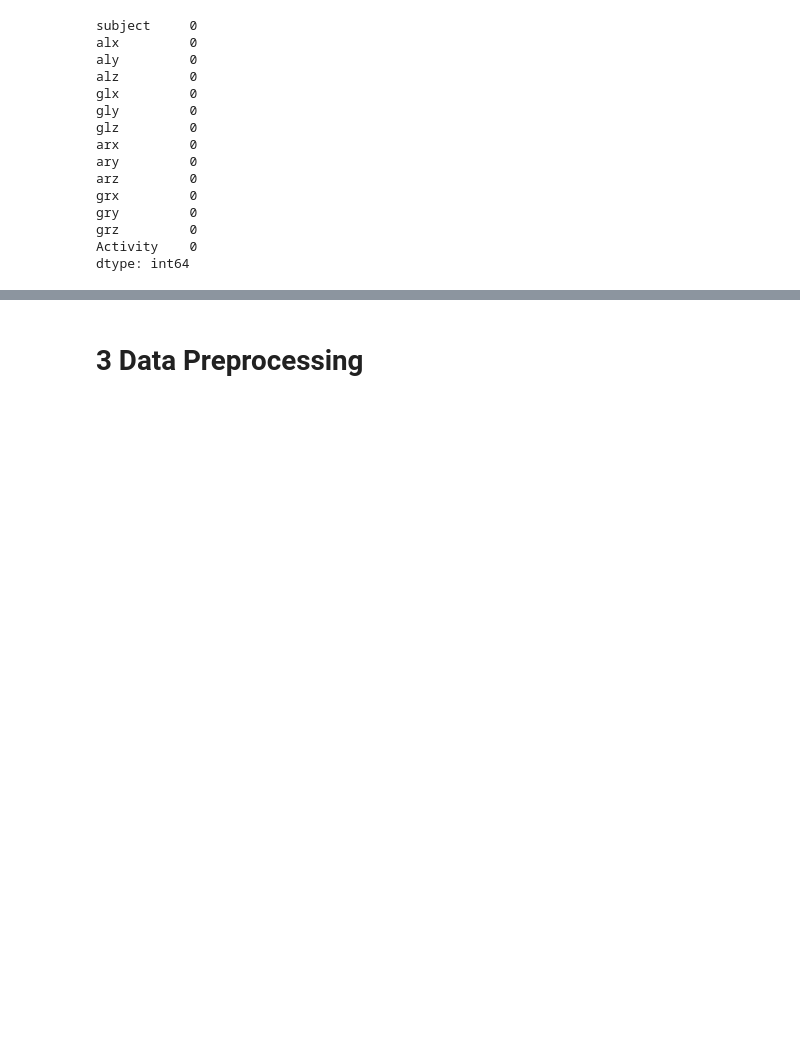
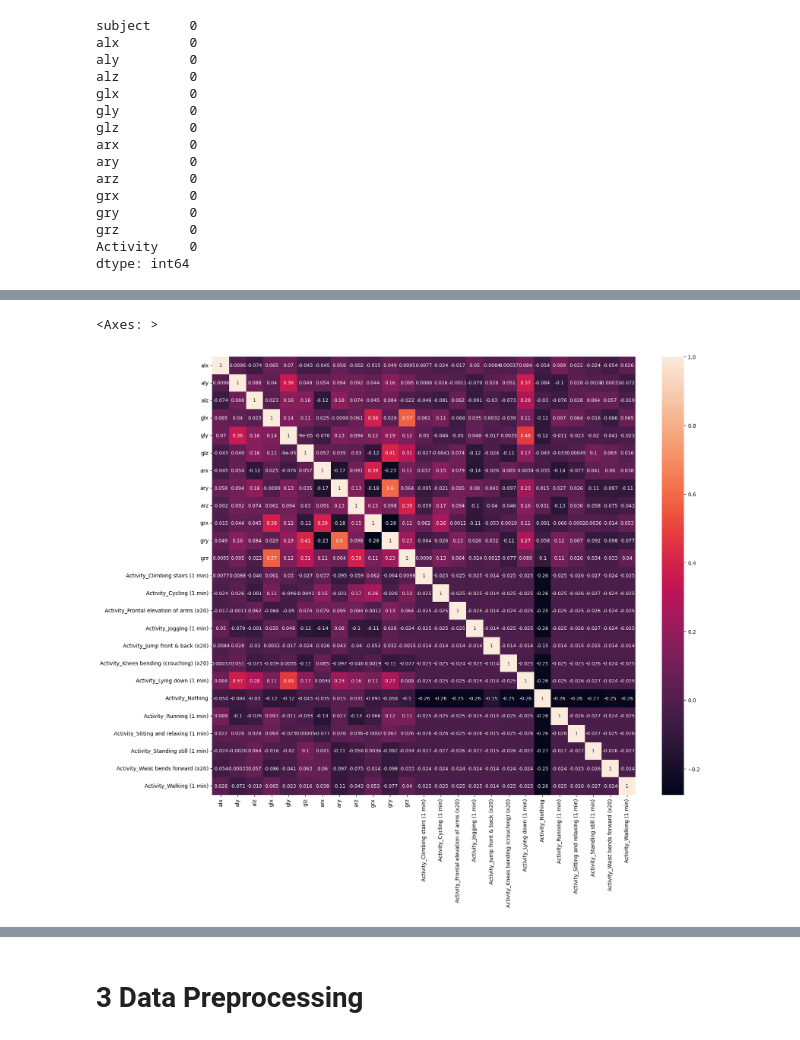
Before and after one commit to andysontran/14-CHL5230-F23, a Jupyter notebook: Datathon_5_ST.ipynb, the cells around one changed output, grey strips where cells are left out. Cells and saved outputs as stored; diff of their text form; code cells hidden in the pictures; blank space fills up the shorter version.

```diff
--- a/Datathon_5_ST.ipynb
+++ b/Datathon_5_ST.ipynb
@@ -68,0 +113,38 @@ dtype: int64
+# %%
+from sklearn.compose import ColumnTransformer
+from sklearn.preprocessing import OneHotEncoder
+from sklearn.pipeline import Pipeline
+
+target_column = ['Activity']
+sensor_columns = ['alx','aly','alz','glx','gly','glz','arx','ary','arz','grx','gry','grz']
+
+categorical_enc_pipeline = Pipeline(steps = [
+    ('one-hot', OneHotEncoder(handle_unknown = 'ignore', sparse_output = False))
+])
+
+categorical_enc_transform = ColumnTransformer(transformers = [
+    ('categorical_pipeline', categorical_enc_pipeline, target_column)
+],
+                                     remainder = 'passthrough',
+                                     verbose_feature_names_out = False,
+                                     n_jobs = -1
+                                     )
+
+categorical_enc_transform.fit(df_labelled)
+df_labelled_enc = pd.DataFrame(categorical_enc_transform.transform(df_labelled), columns = categorical_enc_transform.get_feature_names_out())
+# %%
+activity_columns   = [c for c in df_labelled_enc.columns if c not in sensor_columns and c != target_column and c != 'subject']
+
+numerical_columns = sensor_columns + activity_columns
+df_labelled_enc[numerical_columns] = df_labelled_enc[numerical_columns].astype(float)
+# %%
+# Sensor measurements + Activity-specific multicollinearity heatmap
+# Plot heatmap
+corr = df_labelled_enc[numerical_columns].corr()
+round(corr,2)
+
+plt.figure(figsize = (18,15))
+sns.heatmap(corr, annot = True, annot_kws = {"fontsize":9})
+# %% [output]
+<Axes: >
+[figure, added]
```
Also changed, not shown: parts of 20 cells of this notebook.
